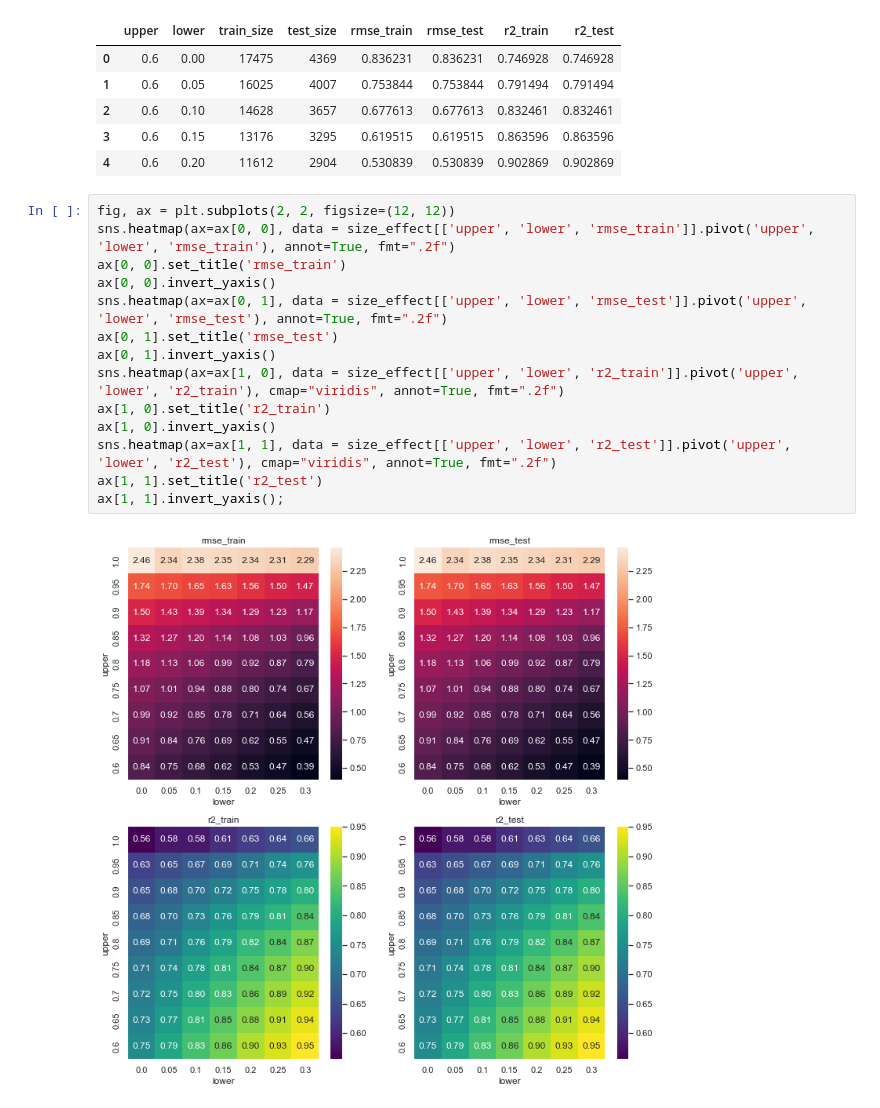
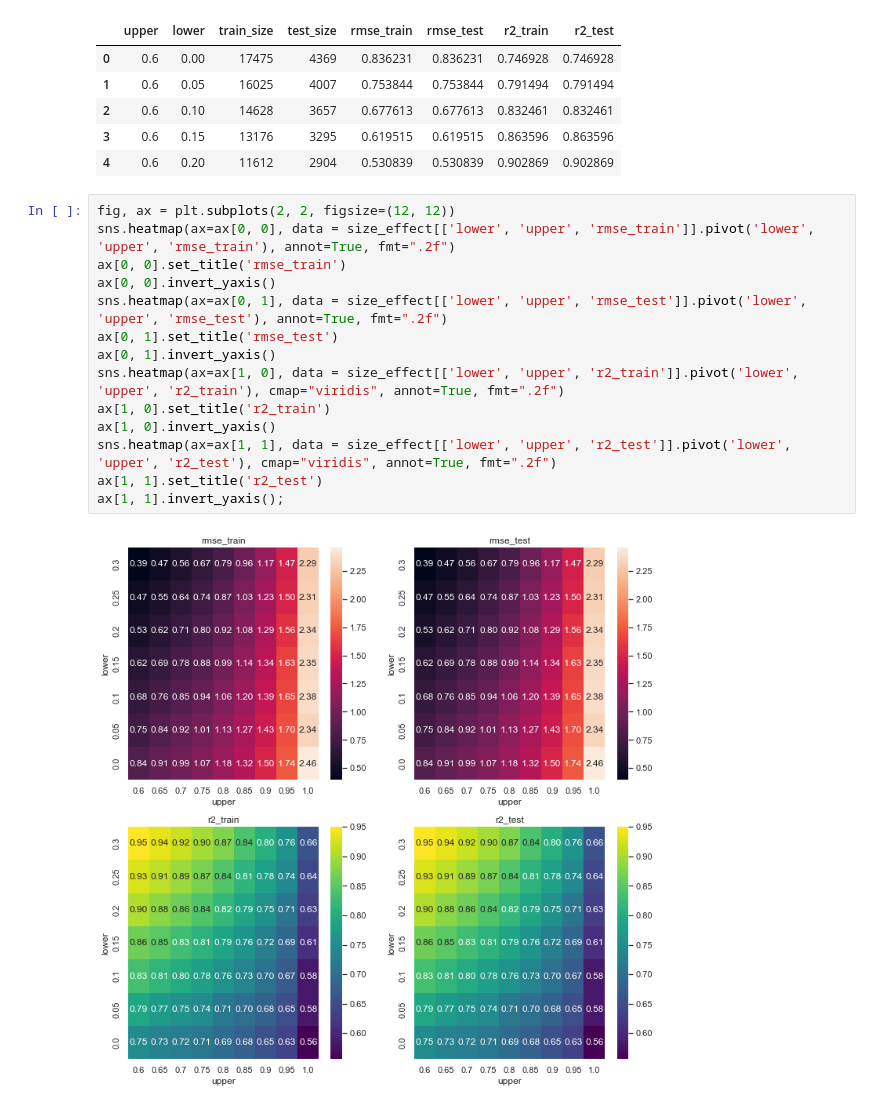
Before and after one commit to EdvinasStonevicius/LT-national-salary-analysis, a Jupyter notebook: python/02_Feature_enginieering_1_Outlier_Analysis.ipynb, the cells around one changed output. Cells and saved outputs as stored; diff of their text form.

```diff
--- a/python/02_Feature_enginieering_1_Outlier_Analysis.ipynb
+++ b/python/02_Feature_enginieering_1_Outlier_Analysis.ipynb
@@ -168,17 +168,17 @@ size_effect.head()
 | 4 | 0.6 | 0.20 | 11612 | 2904 | 0.530839 | 0.530839 | 0.902869 | 0.902869 |
 # %%
 fig, ax = plt.subplots(2, 2, figsize=(12, 12))
-sns.heatmap(ax=ax[0, 0], data = size_effect[['upper', 'lower', 'rmse_train']].pivot('upper', 'lower', 'rmse_train'), annot=True, fmt=".2f")
+sns.heatmap(ax=ax[0, 0], data = size_effect[['lower', 'upper', 'rmse_train']].pivot('lower', 'upper', 'rmse_train'), annot=True, fmt=".2f")
 ax[0, 0].set_title('rmse_train')
 ax[0, 0].invert_yaxis()
-sns.heatmap(ax=ax[0, 1], data = size_effect[['upper', 'lower', 'rmse_test']].pivot('upper', 'lower', 'rmse_test'), annot=True, fmt=".2f")
+sns.heatmap(ax=ax[0, 1], data = size_effect[['lower', 'upper', 'rmse_test']].pivot('lower', 'upper', 'rmse_test'), annot=True, fmt=".2f")
 ax[0, 1].set_title('rmse_test')
 ax[0, 1].invert_yaxis()
-sns.heatmap(ax=ax[1, 0], data = size_effect[['upper', 'lower', 'r2_train']].pivot('upper', 'lower', 'r2_train'), cmap="viridis", annot=True, fmt=".2f")
+sns.heatmap(ax=ax[1, 0], data = size_effect[['lower', 'upper', 'r2_train']].pivot('lower', 'upper', 'r2_train'), cmap="viridis", annot=True, fmt=".2f")
 ax[1, 0].set_title('r2_train')
 ax[1, 0].invert_yaxis()
-sns.heatmap(ax=ax[1, 1], data = size_effect[['upper', 'lower', 'r2_test']].pivot('upper', 'lower', 'r2_test'), cmap="viridis", annot=True, fmt=".2f")
+sns.heatmap(ax=ax[1, 1], data = size_effect[['lower', 'upper', 'r2_test']].pivot('lower', 'upper', 'r2_test'), cmap="viridis", annot=True, fmt=".2f")
 ax[1, 1].set_title('r2_test')
 ax[1, 1].invert_yaxis();
 # %% [output]
-[figure, old version]
+[figure, new version]
```
Also changed, not shown: parts of 1 cell of this notebook.
